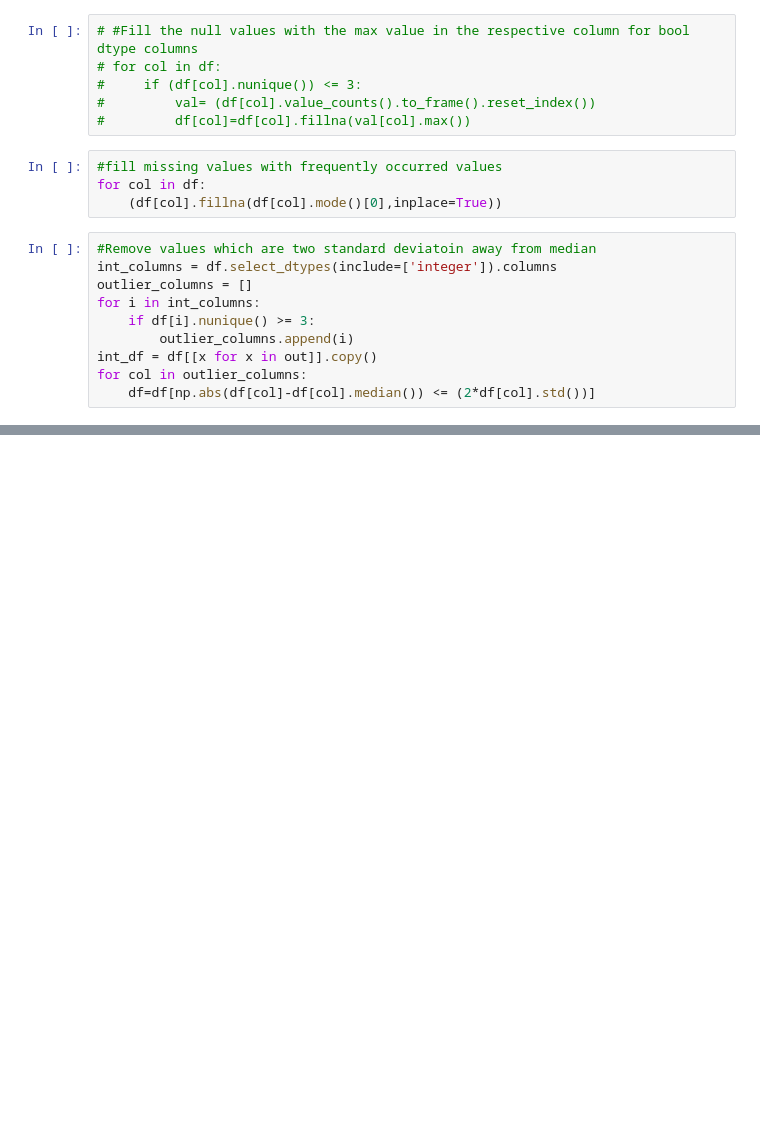
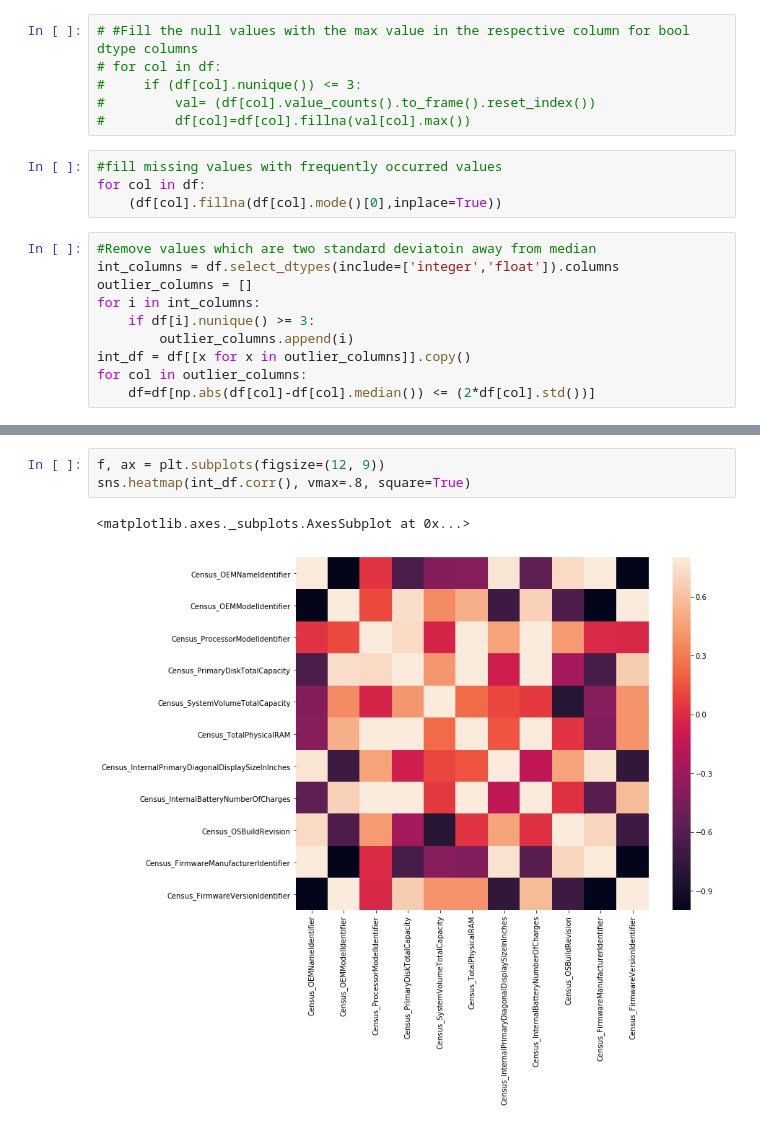
Before and after one commit to alsohas/CS555, a Jupyter notebook: Data Analysis malware.ipynb, the cells around one changed output, grey strips where cells are left out. Drawn from its saved outputs; the diff is of its cells as text; blank space fills up the shorter version.

```diff
--- a/Data Analysis malware.ipynb
+++ b/Data Analysis malware.ipynb
@@ -73,12 +74,12 @@ for col in df:
     (df[col].fillna(df[col].mode()[0],inplace=True))
 # %%
 #Remove values which are two standard deviatoin away from median
-int_columns = df.select_dtypes(include=['integer']).columns
+int_columns = df.select_dtypes(include=['integer','float']).columns
 outlier_columns = []
 for i in int_columns:
     if df[i].nunique() >= 3:
         outlier_columns.append(i)
-int_df = df[[x for x in out]].copy()
+int_df = df[[x for x in outlier_columns]].copy()
 for col in outlier_columns:
     df=df[np.abs(df[col]-df[col].median()) <= (2*df[col].std())]
 # %%
@@ -90,0 +107,6 @@ Name: HasDetections, dtype: int64
+# %%
+f, ax = plt.subplots(figsize=(12, 9))
+sns.heatmap(int_df.corr(), vmax=.8, square=True)
+# %% [output]
+<matplotlib.axes._subplots.AxesSubplot at 0x...>
+[figure, added]
```
Also changed, not shown: parts of 4 cells of this notebook.
